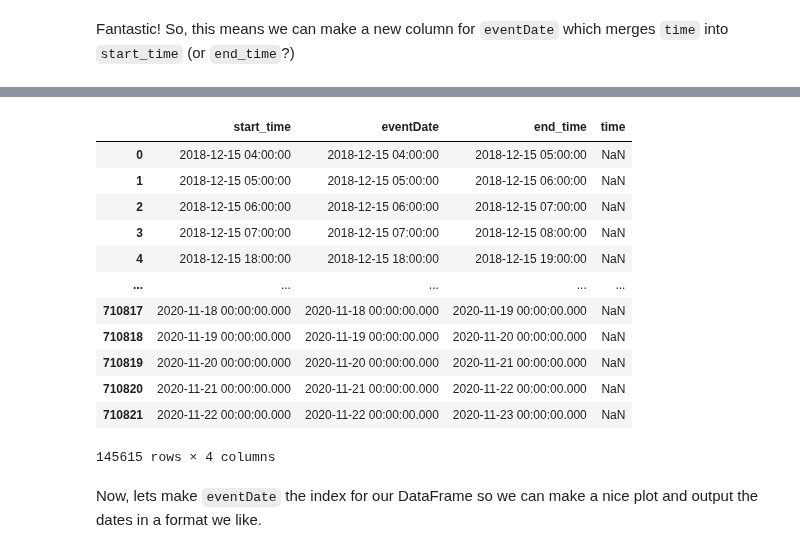
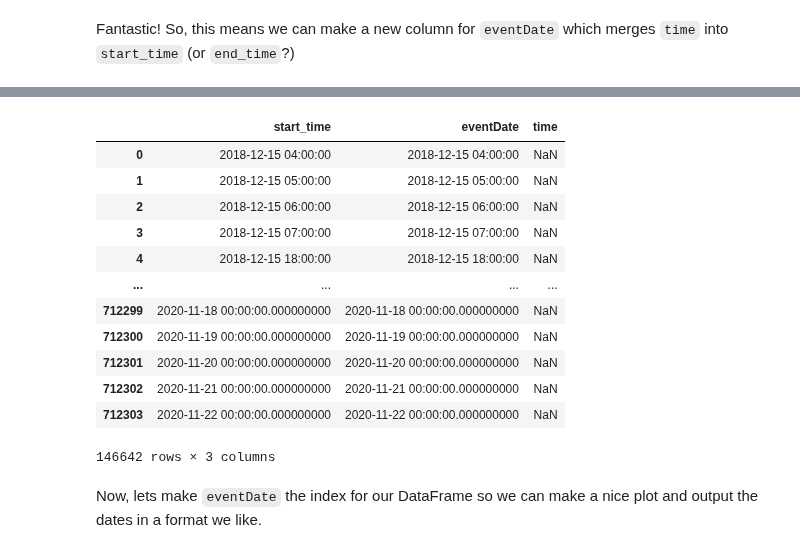
Before and after one commit to ioos/bio_data_guide, a Jupyter notebook: datasets/SanctSound/SanctSound_processing.ipynb, the cells around one changed output, grey strips where cells are left out. Cells and saved outputs as stored; diff of their text form; code cells hidden in the pictures.

```diff
--- a/datasets/SanctSound/SanctSound_processing.ipynb
+++ b/datasets/SanctSound/SanctSound_processing.ipynb
@@ -114,6 +115,0 @@ First let's do it for one dataset
-# %%
-e.dataset_id = datasets['Dataset ID'][0]
-
-ds = e.to_xarray()
-
-ds
@@ -147,11 +121,3 @@ Now lets find the `start_time` and `end_time` when dolphins were present in this
 To do this we look through the variables in the dataset to find the data variable which ends with the phrase `presence`. This will return the string of the variable name `dolphin_presence`. Then, we want to filter the dataset for when that variable has values equal to 1.0 (or present). Then, we drop any entrys not equal to 1.0.
 
 This returns a filtered xarray dataset of only presence values along with `start_time`, `end_time`, and all the associated metadata.
-# %%
-var = [var for var in ds.data_vars if var.endswith("presence")][0]
-
-time_var = list(ds.coords)[0]
-
-ds_subset = ds.where(ds[var] == 1.0).dropna(time_var, how="any")
-
-ds_subset
@@ -176,14 +124,2 @@ Attributes: (12/33)
 # %% [markdown]
 We can now start porting that information into the DarwinCore format as a Pandas DataFrame.
-# %%
-df = ds_subset.to_dataframe().reset_index()
-
-df['WKT'] = ds.geospatial_bounds
-
-df['decimalLatitude'] = ds.geospatial_bounds.split(" ")[1].replace("(","")
-
-df['deimalLongitude'] = ds.geospatial_bounds.split(" ")[2].replace(")","")
-
-df['vernacularName'] = ds.title.split(",")[1].replace(" Sound Production","").replace(" Sound Producion","").lower().lstrip()
-
-df.head()
@@ -423,7 +1209,7 @@ noaaSanctSound_SB03_11_finwhale_1d - url not functioning |
 Now lets add in the WoRMS mapping for species information.
 # %%
 # merge in the WoRMS species information
-df_occur = pd.merge(df_final, df_mapping, how='left', on='vernacularName')
+df_occur = df_final.merge(df_mapping, how='left', on='vernacularName')
 
 # overwrite to csv file
 df_occur.to_csv('data/sanctsound_presence.csv', index=False)
@@ -549,19 +1329,19 @@ df_occur_copy
 # %%
-df_occur_copy.loc[df_occur_copy['time'].isna(),['start_time','eventDate','end_time','time']]
+df_occur_copy.loc[df_occur_copy['time'].isna(),['start_time','eventDate','time']]
 # %% [output]
-|  | start_time | eventDate | end_time | time |
-| 0 | 2018-12-15 04:00:00 | 2018-12-15 04:00:00 | 2018-12-15 05:00:00 | NaN |
-| 1 | 2018-12-15 05:00:00 | 2018-12-15 05:00:00 | 2018-12-15 06:00:00 | NaN |
-| 2 | 2018-12-15 06:00:00 | 2018-12-15 06:00:00 | 2018-12-15 07:00:00 | NaN |
-| 3 | 2018-12-15 07:00:00 | 2018-12-15 07:00:00 | 2018-12-15 08:00:00 | NaN |
-| 4 | 2018-12-15 18:00:00 | 2018-12-15 18:00:00 | 2018-12-15 19:00:00 | NaN |
-| ... | ... | ... | ... | ... |
-| 710817 | 2020-11-18 00:00:00.000 | 2020-11-18 00:00:00.000 | 2020-11-19 00:00:00.000 | NaN |
-| 710818 | 2020-11-19 00:00:00.000 | 2020-11-19 00:00:00.000 | 2020-11-20 00:00:00.000 | NaN |
-| 710819 | 2020-11-20 00:00:00.000 | 2020-11-20 00:00:00.000 | 2020-11-21 00:00:00.000 | NaN |
-| 710820 | 2020-11-21 00:00:00.000 | 2020-11-21 00:00:00.000 | 2020-11-22 00:00:00.000 | NaN |
-| 710821 | 2020-11-22 00:00:00.000 | 2020-11-22 00:00:00.000 | 2020-11-23 00:00:00.000 | NaN |
+|  | start_time | eventDate | time |
+| 0 | 2018-12-15 04:00:00 | 2018-12-15 04:00:00 | NaN |
+| 1 | 2018-12-15 05:00:00 | 2018-12-15 05:00:00 | NaN |
+| 2 | 2018-12-15 06:00:00 | 2018-12-15 06:00:00 | NaN |
+| 3 | 2018-12-15 07:00:00 | 2018-12-15 07:00:00 | NaN |
+| 4 | 2018-12-15 18:00:00 | 2018-12-15 18:00:00 | NaN |
+| ... | ... | ... | ... |
+| 712299 | 2020-11-18 00:00:00.000000000 | 2020-11-18 00:00:00.000000000 | NaN |
+| 712300 | 2020-11-19 00:00:00.000000000 | 2020-11-19 00:00:00.000000000 | NaN |
+| 712301 | 2020-11-20 00:00:00.000000000 | 2020-11-20 00:00:00.000000000 | NaN |
+| 712302 | 2020-11-21 00:00:00.000000000 | 2020-11-21 00:00:00.000000000 | NaN |
+| 712303 | 2020-11-22 00:00:00.000000000 | 2020-11-22 00:00:00.000000000 | NaN |
-145615 rows × 4 columns
+146642 rows × 3 columns
 # %% [markdown]
 Now, lets make `eventDate` the index for our DataFrame so we can make a nice plot and output the dates in a format we like.
 # %%
```
Also changed, not shown: parts of 31 cells of this notebook.
